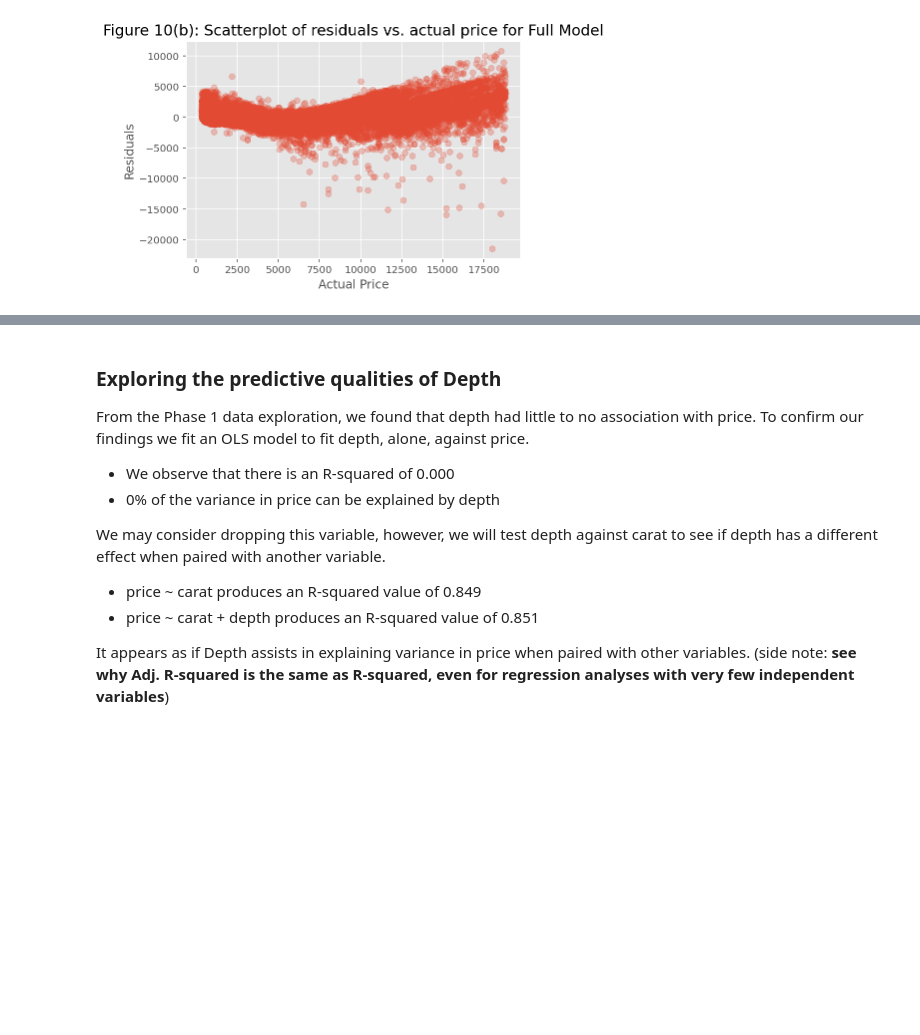
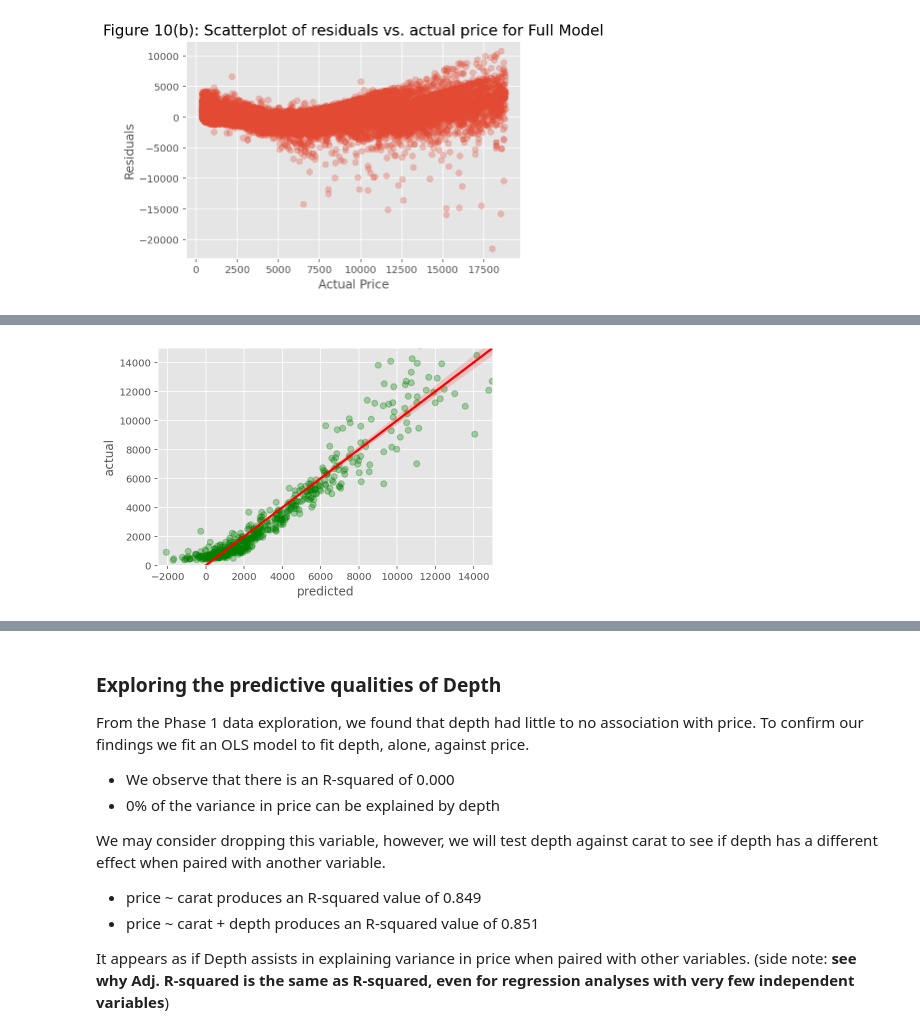
Before and after one commit to gabbagabbagool/rmit-diamonds, a Jupyter notebook: Phase_2_Tom.ipynb, the cells around one changed output, grey strips where cells are left out. Drawn from its saved outputs; the diff is of its cells as text; code cells hidden in the pictures; blank space fills up the shorter version.

Commit message:
Added alpha =0.3 to reg plot

```diff
--- a/Phase_2_Tom.ipynb
+++ b/Phase_2_Tom.ipynb
@@ -208,0 +174,7 @@ Lastly, from the OLS regression results of our 1% sample, we can see that some v
+# %%
+sns.regplot(x=sample_residuals_full['predicted'], y=sample_residuals_full['actual'], scatter_kws={"color": "g", 'alpha':0.3}, line_kws={"color": "red"})
+plt.xlim(-2500, 15000)
+plt.ylim(0, 15000)
+plt.show()
+# %% [output]
+[figure, added]
```
Also changed, not shown: parts of 27 cells of this notebook.
